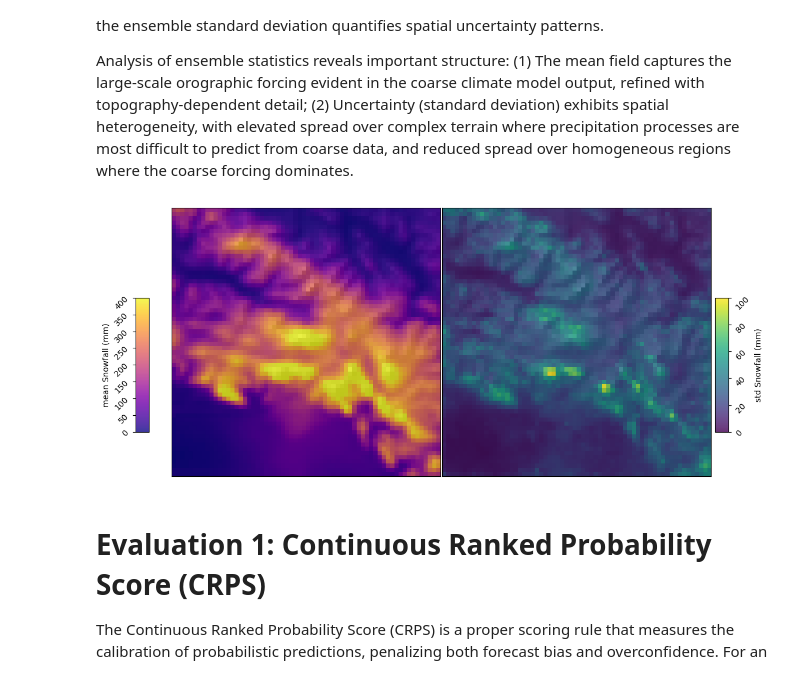
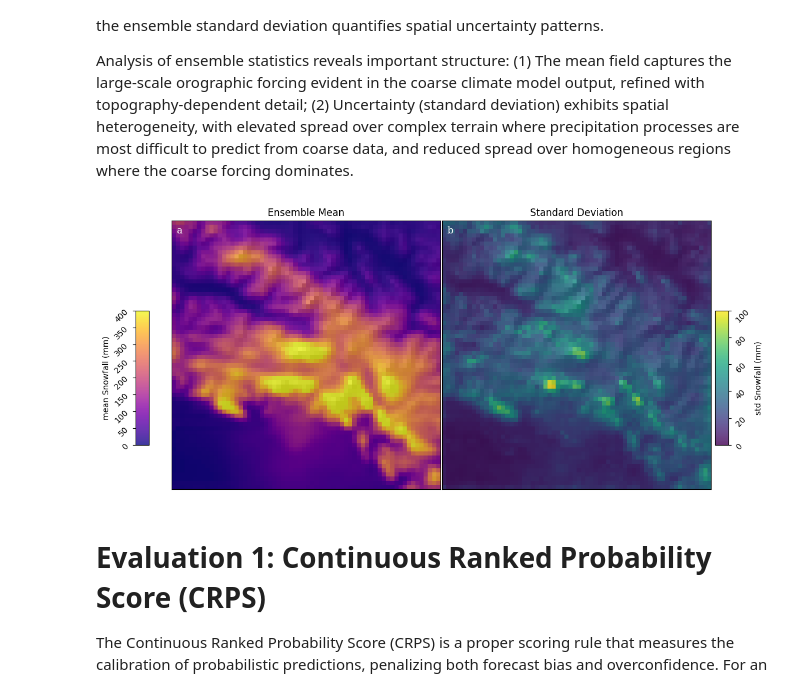
Before and after one commit to glide-ism/wrf-flow, a Jupyter notebook: wrf_flow_explainer.ipynb, the cells around one changed output. Cells and saved outputs as stored; diff of their text form; code cells hidden in the pictures.

Commit message:
added basemap and figure labels

```diff
--- a/wrf_flow_explainer.ipynb
+++ b/wrf_flow_explainer.ipynb
@@ -372,6 +372,7 @@ The following visualizations compare WRF-Flow downscaled precipitation (ensemble
 # %%
 from matplotlib.colors import LightSource
 from mpl_toolkits.axes_grid1.inset_locator import inset_axes
+from string import ascii_lowercase
 
 
 fig,axs = plt.subplots(nrows=4,ncols=n_samples)
@@ -398,9 +399,15 @@ for i in range(n_samples):
         cbar.ax.tick_params(rotation=45)
         cbar.set_label('Elevation (m)')
 
-for ax in axs.ravel():
+for i,ax in enumerate(axs.ravel()):
     ax.xaxis.set_visible(False)
     ax.yaxis.set_visible(False)
+    ax.annotate(
+        ascii_lowercase[i],
+        xy=(0, 1), xycoords='axes fraction',
+        xytext=(+0.5, -0.5), textcoords='offset fontsize',
+        fontsize='medium', verticalalignment='top', fontfamily='serif',
+        color='white')
 
 axs[0,0].set_title('WRF', rotation='vertical',x=-0.1,y=0.3)
 axs[1,0].set_title('Flow matching', rotation='vertical',x=-0.1,y=0.3)
@@ -409,4 +416,5 @@ axs[3,0].set_title('Elevation', rotation='vertical',x=-0.1,y=0.3)
 
 fig.set_size_inches(9*3/4.,9)
 fig.subplots_adjust(wspace=0,hspace=0)
+fig.savefig('concept/figures/wrf_flow_comparison.png',dpi=300,bbox_inches='tight')
 # %% [output]
@@ -492,31 +636,41 @@ For a given set of conditioning inputs (coarse precipitation and topography), th
 Analysis of ensemble statistics reveals important structure: (1) The mean field captures the large-scale orographic forcing evident in the coarse climate model output, refined with topography-dependent detail; (2) Uncertainty (standard deviation) exhibits spatial heterogeneity, with elevated spread over complex terrain where precipitation processes are most difficult to predict from coarse data, and reduced spread over homogeneous regions where the coarse forcing dominates.
 # %%
 fig,axs = plt.subplots(nrows=1,ncols=2)
-for ax in axs.ravel():
+for i,ax in enumerate(axs.ravel()):
     plot_blended_hillshade(h[i].cpu().squeeze()*swe_factor,ax,cmap=plt.cm.grey,vmin=0,vmax=3000,ve=100)
     ax.xaxis.set_visible(False)
     ax.yaxis.set_visible(False)
+    ax.annotate(
+        ascii_lowercase[i],
+        xy=(0, 1), xycoords='axes fraction',
+        xytext=(+0.5, -0.5), textcoords='offset fontsize',
+        fontsize='large', verticalalignment='top', fontfamily='serif',
+        color='white')
+
+axs[0].set_title('Ensemble Mean')
+axs[1].set_title('Standard Deviation')
 
 c_mean = axs[0].imshow(xsamp.mean(axis=0).squeeze().cpu()*swe_factor,vmin=0,vmax=400,alpha=0.8,cmap=plt.cm.plasma)
 c_std  = axs[1].imshow(xsamp.std(axis=0).squeeze().cpu()*swe_factor,vmin=0,vmax=100,alpha=0.8)
 
 cax = inset_axes(axs[0], width="5%", height="50%", loc='lower left',bbox_to_anchor=(-0.15, 0.15, 1, 1), bbox_transform=axs[0].transAxes)
 cbar = plt.colorbar(c_mean,cax=cax,orientation='vertical')
 cbar.ax.tick_params(rotation=45)
 cbar.ax.yaxis.set_ticks_position('left')
 cbar.ax.yaxis.set_label_position('left')
 cbar.set_label('mean Snowfall (mm)')
 
 cax = inset_axes(axs[1], width="5%", height="50%", loc='lower left',bbox_to_anchor=(1.0, 0.15, 1, 1), bbox_transform=axs[1].transAxes)
 cbar = plt.colorbar(c_std,cax=cax,orientation='vertical')
 cbar.ax.tick_params(rotation=45)
 cbar.set_label('std Snowfall (mm)')
 
 
 fig.set_size_inches(12,6)
 fig.subplots_adjust(wspace=0,hspace=0)
+fig.savefig('concept/figures/summary_statistics.png',dpi=300,bbox_inches='tight')
 # %% [output]
-[figure, old version]
+[figure, new version]
 # %% [markdown]
 # Evaluation 1: Continuous Ranked Probability Score (CRPS)
 
```
Also changed, not shown: parts of 9 cells of this notebook, 8 other files.
